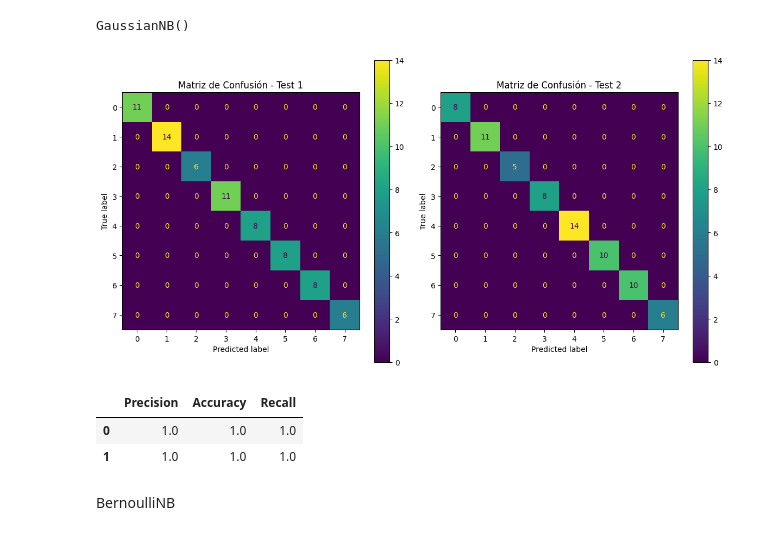
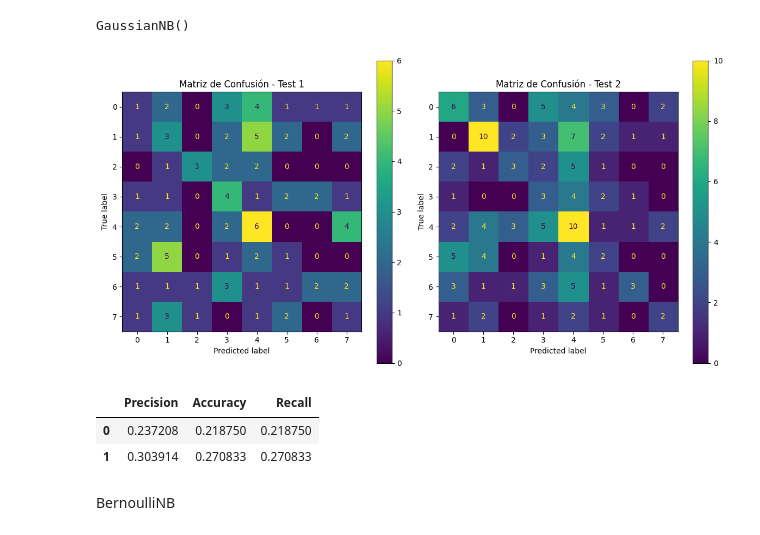
Before and after one commit to nacho-gonz/MdD-TUIA-2024, a Jupyter notebook: TP2/TP_Mineria_de_datos.ipynb, the cells around one changed output. Drawn from its saved outputs; the diff is of its cells as text; code cells hidden in the pictures.

```diff
--- a/TP2/TP_Mineria_de_datos.ipynb
+++ b/TP2/TP_Mineria_de_datos.ipynb
@@ -249,15 +259,3 @@ Observamos que al presentarse una mayor cantidad de datos de test, el modelo gen
 * Generar dos conjuntos de datos considerando 80-20 y 70-30 para entrenar y evaluar los modelos.
 # %% [markdown]
 ## Segundo conjunto de datos (Pokemones)
-# %%
-label_encoder = LabelEncoder()
-df_pokemon['TipoPokemon_codif'] = label_encoder.fit_transform(df_pokemon['TipoPokemon'])
-
-df_pokemon_sin_nombre = df_pokemon.drop(['Nombre'], axis=1)
-df_pokemon_ord = pd.get_dummies(df_pokemon_sin_nombre, columns=['TipoPokemon'])
-
-df_pokemon_sin_nombre['TipoPokemon_codif'] = label_encoder.fit_transform(df_pokemon_sin_nombre['TipoPokemon'])
-
-x_train_pokemon, x_test_pokemon, y_train_pokemon, y_test_pokemon = train_test_split(df_pokemon_ord.drop(['TipoPokemon_agua','TipoPokemon_bicho','TipoPokemon_electrico','TipoPokemon_fuego','TipoPokemon_hierba','TipoPokemon_normal','TipoPokemon_psiquico','TipoPokemon_roca'], axis=1), df_pokemon_sin_nombre['TipoPokemon_codif'], test_size=0.3, random_state=3425)
-x_test_pokemon1, x_test_pokemon2, y_test_pokemon1, y_test_pokemon2 = train_test_split(x_test_pokemon, y_test_pokemon, test_size=0.5, random_state=9678)
-x_train_pokemon.shape, x_test_pokemon1.shape, x_test_pokemon2.shape, y_train_pokemon.shape, y_test_pokemon1.shape, y_test_pokemon2.shape
@@ -265,0 +278,9 @@ x_train_pokemon.shape, x_test_pokemon1.shape, x_test_pokemon2.shape, y_train_pok
+# %%
+df_pokemon_sin_nombre = df_pokemon.drop(['Nombre'], axis=1)
+
+df_pokemon_x = df_pokemon_sin_nombre.drop(['TipoPokemon'],axis=1)
+df_pokemon_y = df_pokemon_sin_nombre['TipoPokemon']
+
+x_train_pokemon, x_test_pokemon, y_train_pokemon, y_test_pokemon = train_test_split(df_pokemon_x,df_pokemon_y, test_size=0.2, random_state=3425)
+x_train_pokemon2, x_test_pokemon2, y_train_pokemon2, y_test_pokemon2 = train_test_split(df_pokemon_x, df_pokemon_y, test_size=0.3, random_state=9678)
+x_train_pokemon.shape, y_train_pokemon.shape, x_test_pokemon.shape, y_test_pokemon.shape, x_train_pokemon2.shape, y_train_pokemon2.shape, x_test_pokemon2.shape, y_test_pokemon2.shape
@@ -319,9 +360,9 @@ plt.show()
 # %%
 decision_tree_pokemon_clas = DecisionTreeClassifier(random_state=5232)
 
-param_grid = {'max_depth': [1,2,3,4,5,6,7,8], 'min_samples_leaf': [1,2,3,4,5], 'min_samples_split': [1,2,3,4], 'min_weight_fraction_leaf': [0.1, 0.2, 0.3], 'criterion': ['gini', 'entropy'] }
+param_grid = {'max_depth': [4,5,6,7,8,9,10,11,12,13,14,15], 'min_samples_leaf': [1,2,3,4,5,6,7], 'min_samples_split': [2,3,4,5,6,7], 'min_weight_fraction_leaf': [0.0,0.1, 0.2], 'criterion': ['gini', 'entropy'] }
 
-grid_search = GridSearchCV(estimator=decision_tree_pokemon_clas, param_grid=param_grid, scoring='accuracy', cv=4, n_jobs=-1)
+grid_search = GridSearchCV(estimator=decision_tree_pokemon_clas, param_grid=param_grid, scoring=['accuracy','precision','recall'], n_jobs=-1,refit='recall')
 
 grid_search.fit(x_train_pokemon, y_train_pokemon)
 
@@ -333,5 +374,5 @@ Mejores hiperparámetros encontrados:
 # %%
-decision_tree_pokemon_clas = tree.DecisionTreeClassifier(max_depth=4, min_samples_leaf=1,min_samples_split=2, min_weight_fraction_leaf=0.1 ,criterion='gini', random_state=5232)
+decision_tree_pokemon_clas = tree.DecisionTreeClassifier(max_depth=4, min_samples_leaf=1,min_samples_split=2, min_weight_fraction_leaf=0.0 ,criterion='gini', random_state=5232)
 
 decision_tree_pokemon_clas.fit(x_train_pokemon, y_train_pokemon)
 # %% [output]
@@ -384,43 +463,43 @@ modelo_gaussiano.fit(x_train_pokemon, y_train_pokemon)
 # %% [output]
 GaussianNB()
 # %%
-y_test_pred_GNB_1= modelo_gaussiano.predict(x_test_pokemon1) #test1
+y_test_pred_GNB_1= modelo_gaussiano.predict(x_test_pokemon) #test1
 y_test_pred_GNB_2= modelo_gaussiano.predict(x_test_pokemon2) #test2
 
-matriz_confusion_1 = metrics.confusion_matrix(y_test_pokemon1, y_test_pred_GNB_1)
+matriz_confusion_1 = metrics.confusion_matrix(y_test_pokemon, y_test_pred_GNB_1)
 matriz_confusion_2 = metrics.confusion_matrix(y_test_pokemon2, y_test_pred_GNB_2)
 
 metrics.ConfusionMatrixDisplay(confusion_matrix=matriz_confusion_1)
 metrics.ConfusionMatrixDisplay(confusion_matrix=matriz_confusion_2)
 
 fig, ax = plt.subplots(1, 2, figsize=(12, 6))
 
 metrics.ConfusionMatrixDisplay(confusion_matrix=matriz_confusion_1).plot(ax=ax[0])
 ax[0].set_title('Matriz de Confusión - Test 1')
 
 metrics.ConfusionMatrixDisplay(confusion_matrix=matriz_confusion_2).plot(ax=ax[1])
 ax[1].set_title('Matriz de Confusión - Test 2')
 
 plt.tight_layout()
 plt.show()
 # %% [output]
-[figure, old version]
+[figure, new version]
 # %%
-precision_gnb_test1 = precision_score(y_test_pokemon1, y_test_pred_GNB_1, average='weighted', zero_division=1)
+precision_gnb_test1 = precision_score(y_test_pokemon, y_test_pred_GNB_1, average='weighted', zero_division=1)
 precision_gnb_test2 = precision_score(y_test_pokemon2, y_test_pred_GNB_2, average='weighted', zero_division=1)
 
-accuracy_gnb_test1 = accuracy_score(y_test_pokemon1, y_test_pred_GNB_1)
+accuracy_gnb_test1 = accuracy_score(y_test_pokemon, y_test_pred_GNB_1)
 accuracy_gnb_test2 = accuracy_score(y_test_pokemon2, y_test_pred_GNB_2)
 
-recall_gnb_test1 = recall_score(y_test_pokemon1, y_test_pred_GNB_1, average='weighted')
+recall_gnb_test1 = recall_score(y_test_pokemon, y_test_pred_GNB_1, average='weighted')
 recall_gnb_test2 = recall_score(y_test_pokemon2, y_test_pred_GNB_2, average='weighted')
 
 metricas_gnb = pd.DataFrame({'Precision': [precision_gnb_test1, precision_gnb_test2], 'Accuracy': [accuracy_gnb_test1, accuracy_gnb_test2], 'Recall': [recall_gnb_test1, recall_gnb_test2]})
 metricas_gnb
 # %% [output]
 |  | Precision | Accuracy | Recall |
-| 0 | 1.0 | 1.0 | 1.0 |
-| 1 | 1.0 | 1.0 | 1.0 |
+| 0 | 0.237208 | 0.218750 | 0.218750 |
+| 1 | 0.303914 | 0.270833 | 0.270833 |
 # %% [markdown]
 BernoulliNB
 # %%
```
Also changed, not shown: parts of 30 cells of this notebook.
